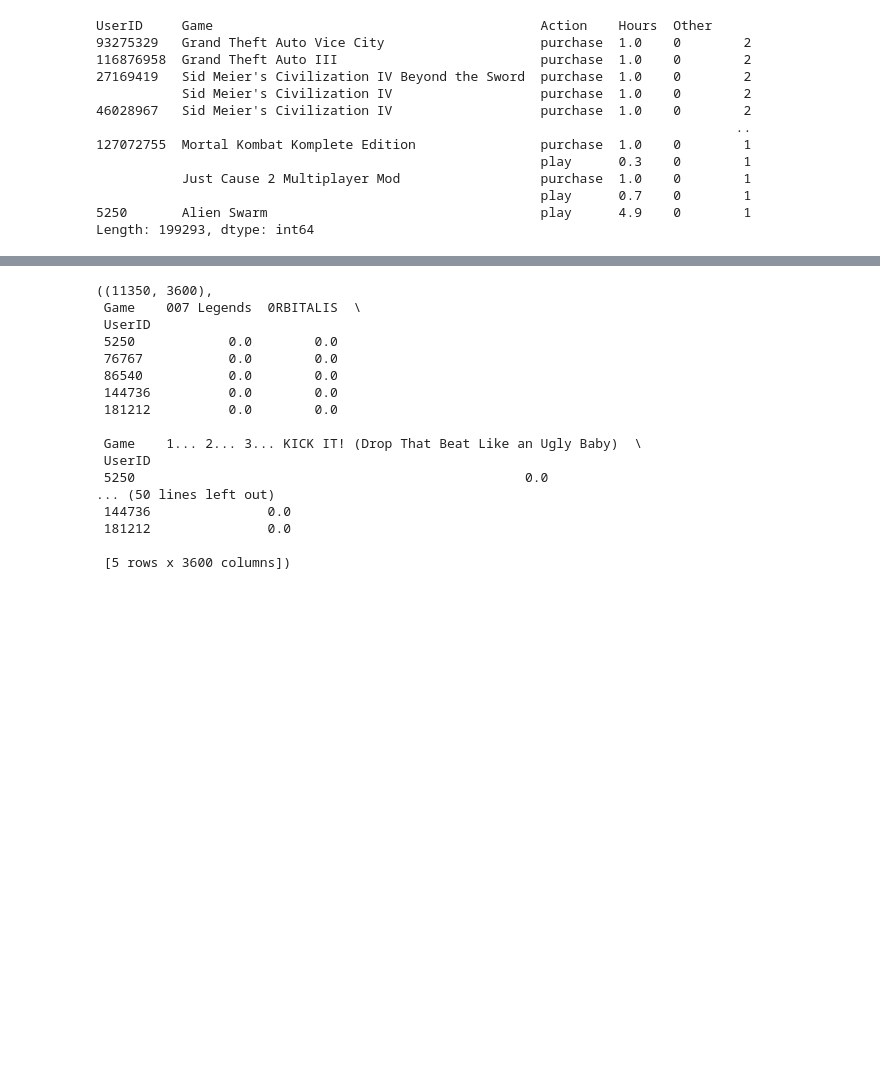
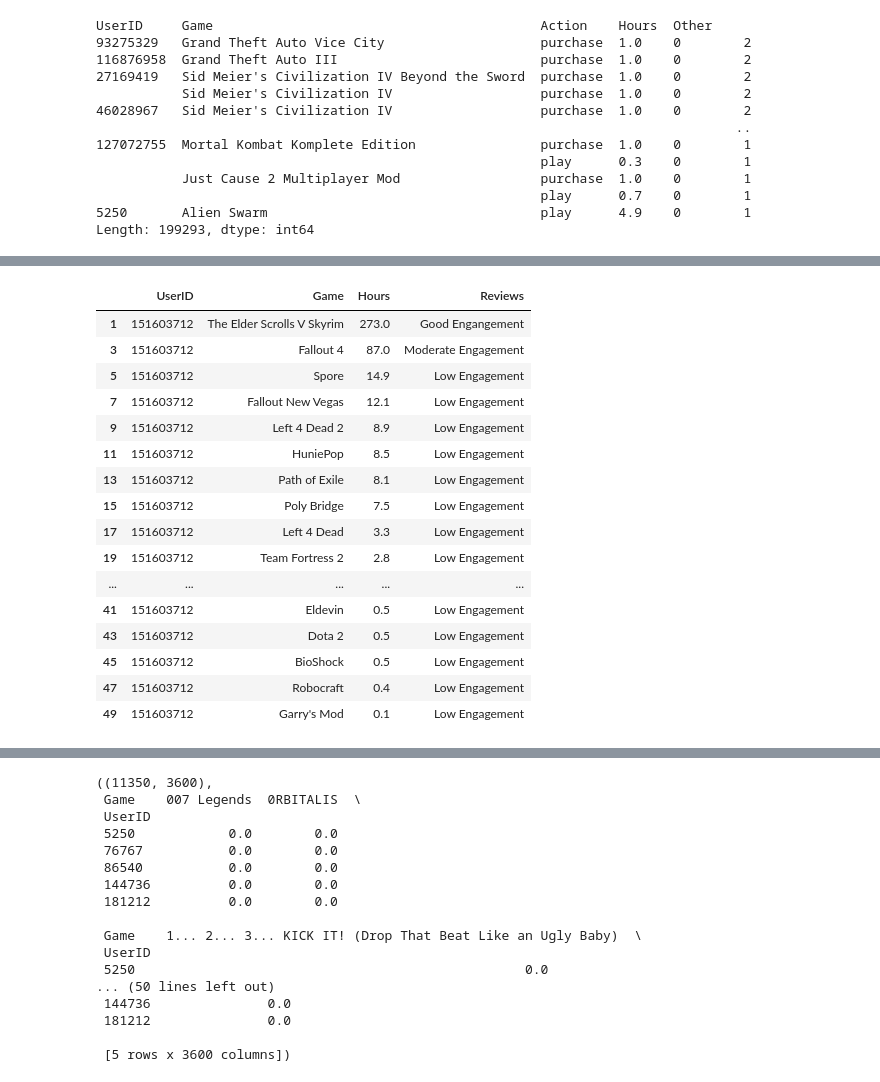
Before and after one commit to pyamin1878/Steam-Games-Rec-System, a Jupyter notebook: pat_notebook.ipynb, the cells around one changed output, grey strips where cells are left out. Drawn from its saved outputs; the diff is of its cells as text; code cells hidden in the pictures; blank space fills up the shorter version.

Commit message:
Review Engangements

```diff
--- a/pat_notebook.ipynb
+++ b/pat_notebook.ipynb
@@ -87,0 +99,16 @@ play_data = play_data.drop(['Action', 'Other'], axis=1)
+# %%
+# Define the function to categorize hours
+def categorize_hours(hours):
+    if hours <= 20:
+        return 'Low Engagement'
+    elif 21 <= hours <= 100:
+        return 'Moderate Engagement'
+    elif 101 <= hours <= 500:
+        return 'Good Engangement'
+    elif 501 <= hours <= 1000:
+        return 'Great Engangement'
+    else:
+        return 'Best Engagement'
+
+# Apply the function to the 'Hours' column to create a new 'Reviews' column
+play_data_new['Reviews'] = play_data_new['Hours'].apply(categorize_hours)
@@ -87,0 +129,20 @@ play_data = play_data.drop(['Action', 'Other'], axis=1)
+# %%
+play_data_new.head(25)
+# %% [output]
+|  | UserID | Game | Hours | Reviews |
+| 1 | 151603712 | The Elder Scrolls V Skyrim | 273.0 | Good Engangement |
+| 3 | 151603712 | Fallout 4 | 87.0 | Moderate Engagement |
+| 5 | 151603712 | Spore | 14.9 | Low Engagement |
+| 7 | 151603712 | Fallout New Vegas | 12.1 | Low Engagement |
+| 9 | 151603712 | Left 4 Dead 2 | 8.9 | Low Engagement |
+| 11 | 151603712 | HuniePop | 8.5 | Low Engagement |
+| 13 | 151603712 | Path of Exile | 8.1 | Low Engagement |
+| 15 | 151603712 | Poly Bridge | 7.5 | Low Engagement |
+| 17 | 151603712 | Left 4 Dead | 3.3 | Low Engagement |
+| 19 | 151603712 | Team Fortress 2 | 2.8 | Low Engagement |
+| ... | ... | ... | ... | ... |
+| 41 | 151603712 | Eldevin | 0.5 | Low Engagement |
+| 43 | 151603712 | Dota 2 | 0.5 | Low Engagement |
+| 45 | 151603712 | BioShock | 0.5 | Low Engagement |
+| 47 | 151603712 | Robocraft | 0.4 | Low Engagement |
+| 49 | 151603712 | Garry's Mod | 0.1 | Low Engagement |
```
Also changed, not shown: parts of 5 cells of this notebook.
